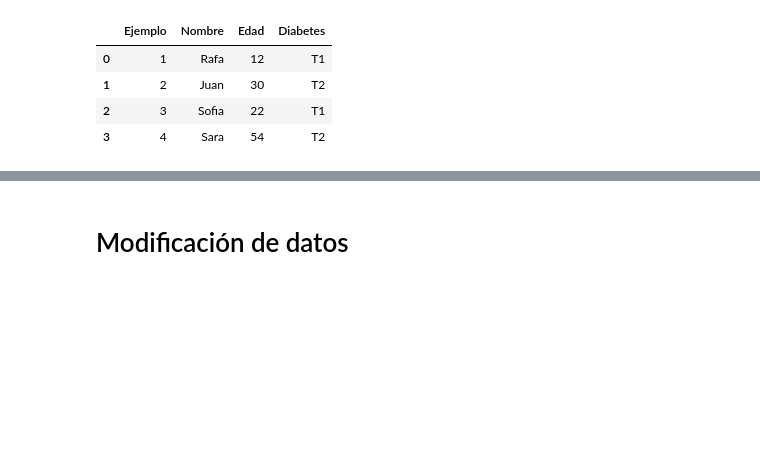
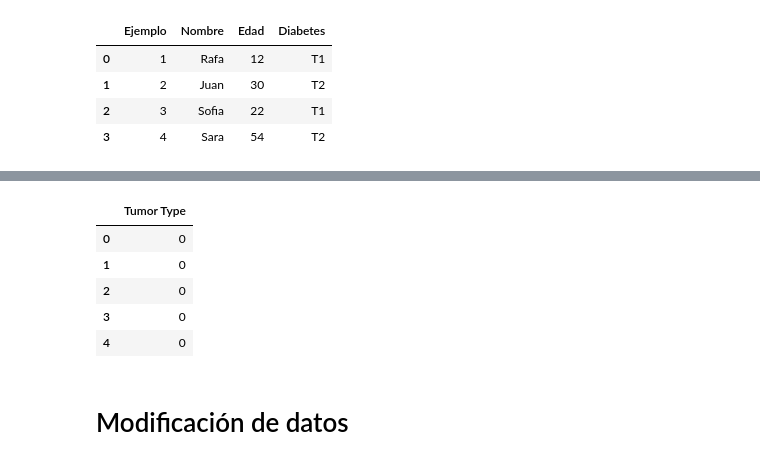
Before and after one commit to KarloRCDev/GrupodeEstudio, a Jupyter notebook: TEORIA/Lectura y modificación de ficheros.ipynb, the cells around one changed output, grey strips where cells are left out. Saved outputs shown, nothing was run; the diff lists cells and outputs as text; code cells hidden in the pictures; blank space fills up the shorter version.

```diff
--- a/TEORIA/Lectura y modificación de ficheros.ipynb
+++ b/TEORIA/Lectura y modificación de ficheros.ipynb
@@ -34,6 +56,13 @@ data.head()
 # %%
-target = pd.DataFrame(cancer_data['target'])
+target = pd.DataFrame(cancer_data['target'], columns = ['Tumor Type'])
 target.head()
+# %% [output]
+|  | Tumor Type |
+| 0 | 0 |
+| 1 | 0 |
+| 2 | 0 |
+| 3 | 0 |
+| 4 | 0 |
 # %% [markdown]
 # Modificación de datos
 # %%
```
Also changed, not shown: parts of 9 cells of this notebook, 1 other file.
